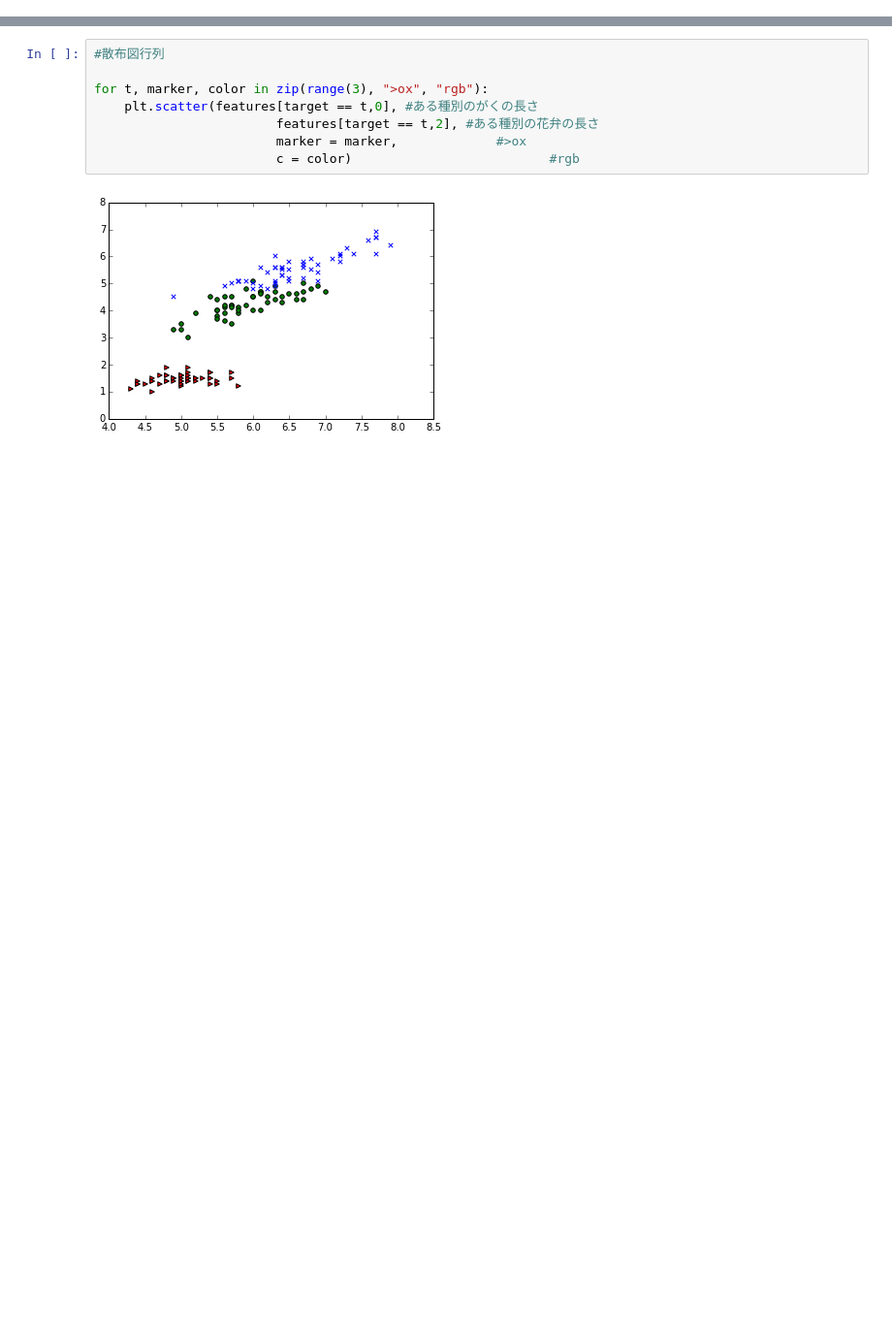
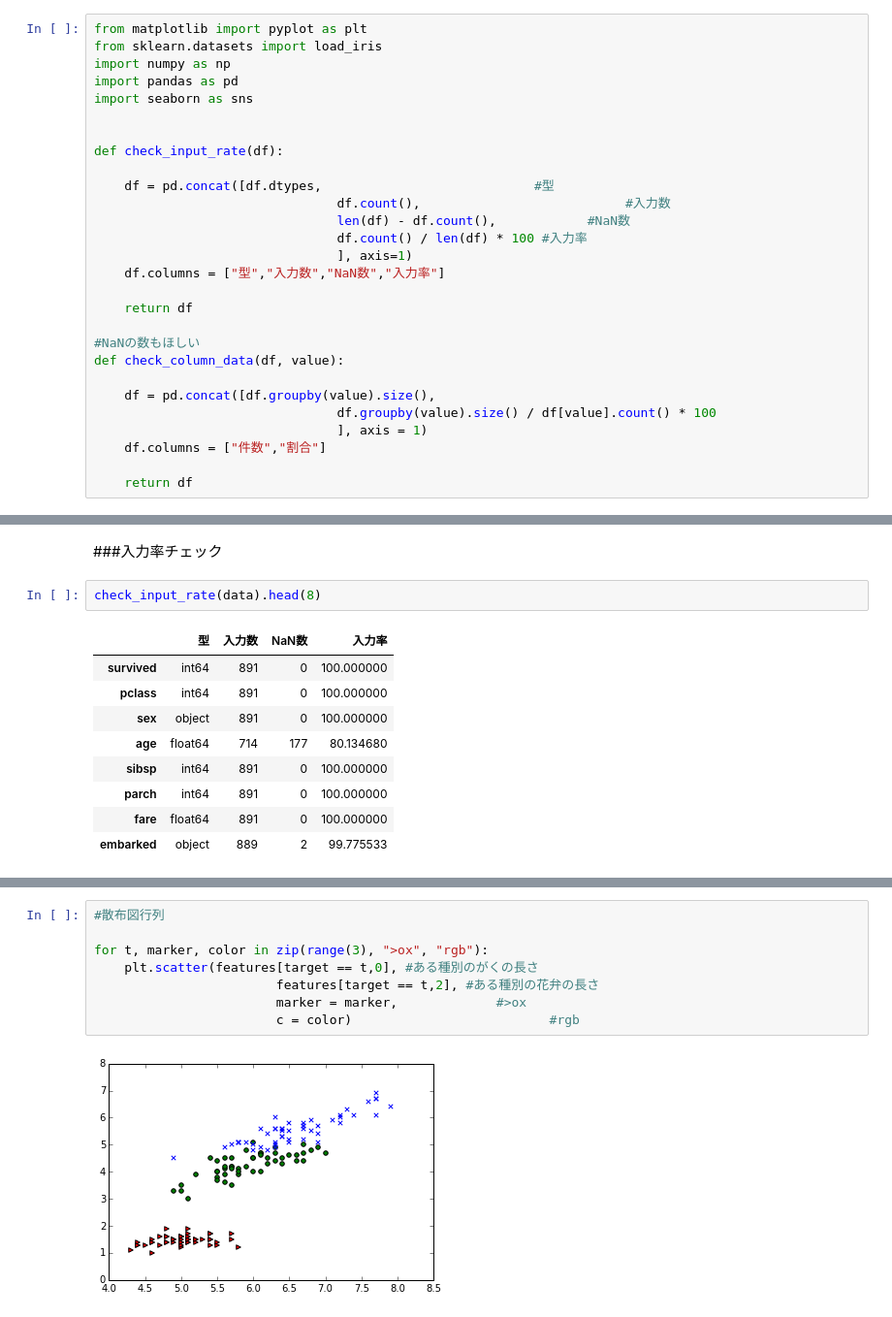
Before and after one commit to fujikzy/datascience, a Jupyter notebook: sklearn.ipynb, the cells around one changed output, grey strips where cells are left out. Shown at 97% size. Drawn from its saved outputs; the diff is of its cells as text; blank space fills up the shorter version.

```diff
--- a/sklearn.ipynb
+++ b/sklearn.ipynb
@@ -13,0 +1,28 @@ labels = target_names[target]
+# %%
+from matplotlib import pyplot as plt
+from sklearn.datasets import load_iris
+import numpy as np
+import pandas as pd
+import seaborn as sns
+
+
+def check_input_rate(df):
+
+    df = pd.concat([df.dtypes,                            #型
+                                df.count(),                           #入力数
+                                len(df) - df.count(),            #NaN数
+                                df.count() / len(df) * 100 #入力率
+                                ], axis=1)
+    df.columns = ["型","入力数","NaN数","入力率"]
+
+    return df
+
+#NaNの数もほしい
+def check_column_data(df, value):
+
+    df = pd.concat([df.groupby(value).size(),
+                                df.groupby(value).size() / df[value].count() * 100
+                                ], axis = 1)
+    df.columns = ["件数","割合"]
+
+    return df
@@ -13,0 +54,14 @@ labels = target_names[target]
+# %% [markdown]
+###入力率チェック
+# %%
+check_input_rate(data).head(8)
+# %% [output]
+|  | 型 | 入力数 | NaN数 | 入力率 |
+| survived | int64 | 891 | 0 | 100.000000 |
+| pclass | int64 | 891 | 0 | 100.000000 |
+| sex | object | 891 | 0 | 100.000000 |
+| age | float64 | 714 | 177 | 80.134680 |
+| sibsp | int64 | 891 | 0 | 100.000000 |
+| parch | int64 | 891 | 0 | 100.000000 |
+| fare | float64 | 891 | 0 | 100.000000 |
+| embarked | object | 889 | 2 | 99.775533 |
```
Also changed, not shown: parts of 9 cells of this notebook.
